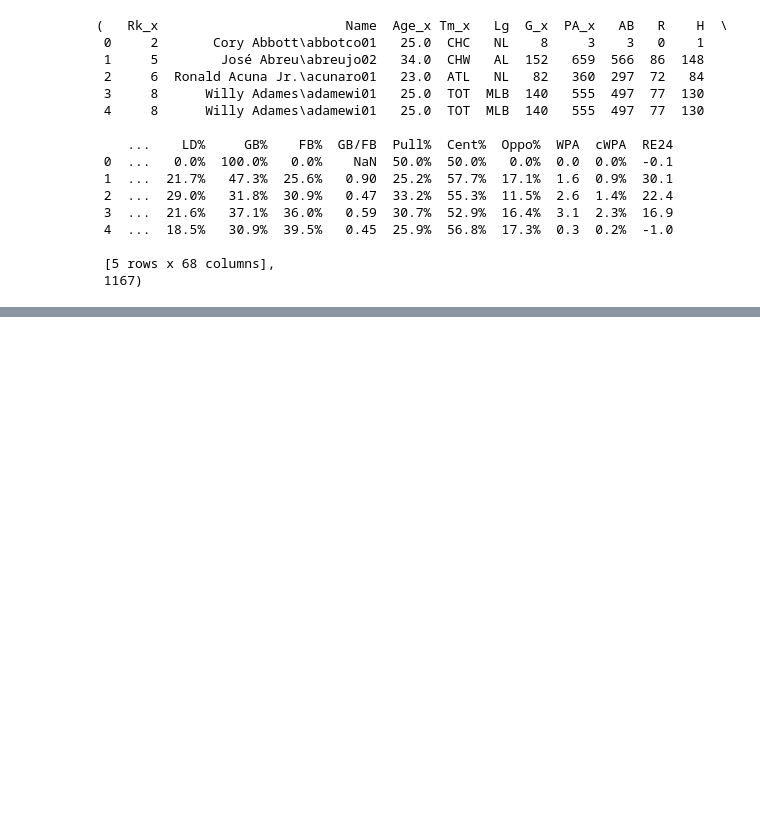
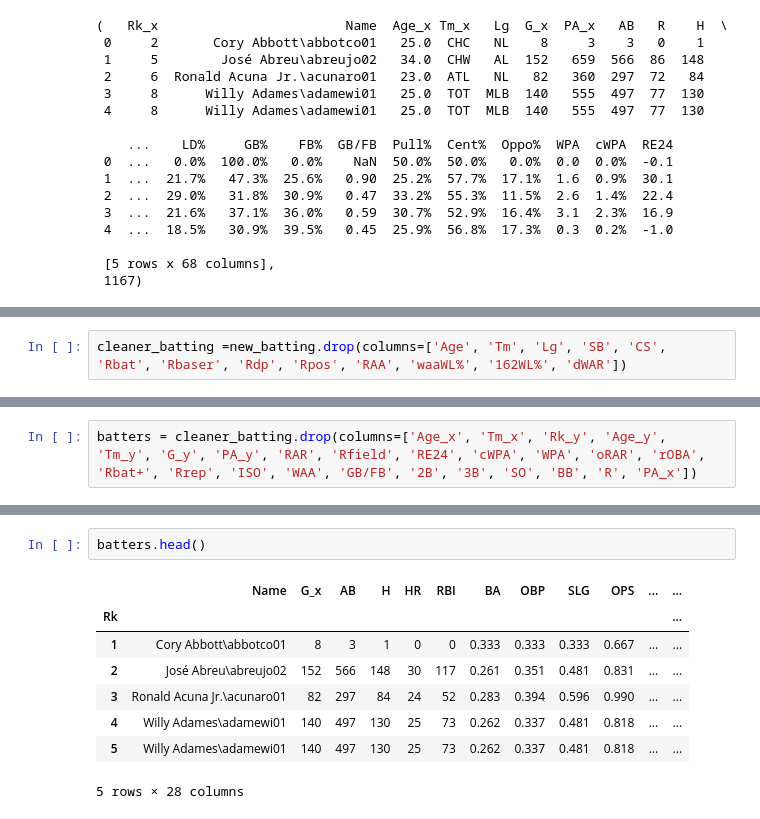
Before and after one commit to nrossidb/MLB-hard-hits-to-player-value, a Jupyter notebook: code_and_data/01_cleaning_and_eda.ipynb, the cells around one changed output, grey strips where cells are left out. Drawn from its saved outputs; the diff is of its cells as text; blank space fills up the shorter version.

```diff
--- a/code_and_data/01_cleaning_and_eda.ipynb
+++ b/code_and_data/01_cleaning_and_eda.ipynb
@@ -90,0 +108,2 @@ batting.head(), len(batting)
+# %%
+cleaner_batting =new_batting.drop(columns=['Age', 'Tm', 'Lg', 'SB', 'CS', 'Rbat', 'Rbaser', 'Rdp', 'Rpos', 'RAA', 'waaWL%', '162WL%', 'dWAR'])
@@ -90,0 +114,2 @@ batting.head(), len(batting)
+# %%
+batters = cleaner_batting.drop(columns=['Age_x', 'Tm_x', 'Rk_y', 'Age_y', 'Tm_y', 'G_y', 'PA_y', 'RAR', 'Rfield', 'RE24', 'cWPA', 'WPA', 'oRAR', 'rOBA', 'Rbat+', 'Rrep', 'ISO', 'WAA', 'GB/FB', '2B', '3B', 'SO', 'BB', 'R', 'PA_x'])
@@ -90,0 +120,11 @@ batting.head(), len(batting)
+# %%
+batters.head()
+# %% [output]
+|  | Name | G_x | AB | H | HR | RBI | BA | OBP | SLG | OPS | ... | ... |
+| Rk |  |  |  |  |  |  |  |  |  |  |  | ... |
+| 1 | Cory Abbott\abbotco01 | 8 | 3 | 1 | 0 | 0 | 0.333 | 0.333 | 0.333 | 0.667 | ... | ... |
+| 2 | José Abreu\abreujo02 | 152 | 566 | 148 | 30 | 117 | 0.261 | 0.351 | 0.481 | 0.831 | ... | ... |
+| 3 | Ronald Acuna Jr.\acunaro01 | 82 | 297 | 84 | 24 | 52 | 0.283 | 0.394 | 0.596 | 0.990 | ... | ... |
+| 4 | Willy Adames\adamewi01 | 140 | 497 | 130 | 25 | 73 | 0.262 | 0.337 | 0.481 | 0.818 | ... | ... |
+| 5 | Willy Adames\adamewi01 | 140 | 497 | 130 | 25 | 73 | 0.262 | 0.337 | 0.481 | 0.818 | ... | ... |
+5 rows × 28 columns
```
Also changed, not shown: parts of 6 cells of this notebook.
